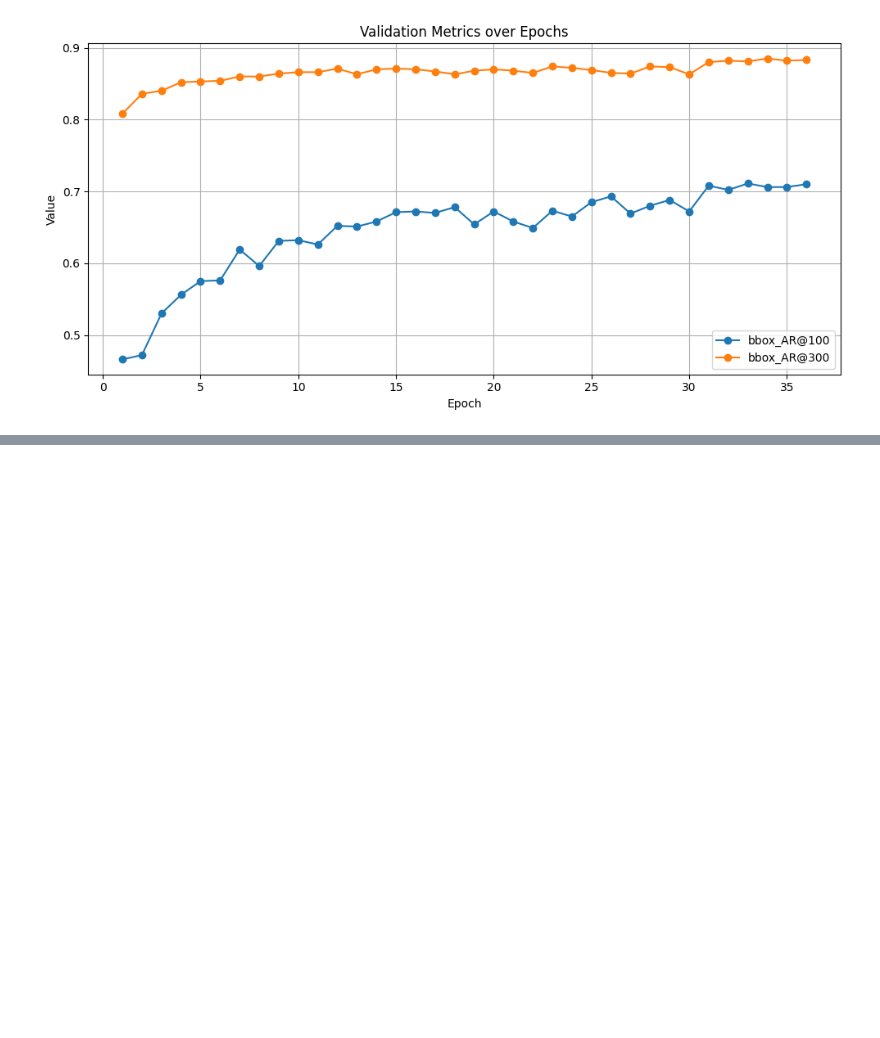
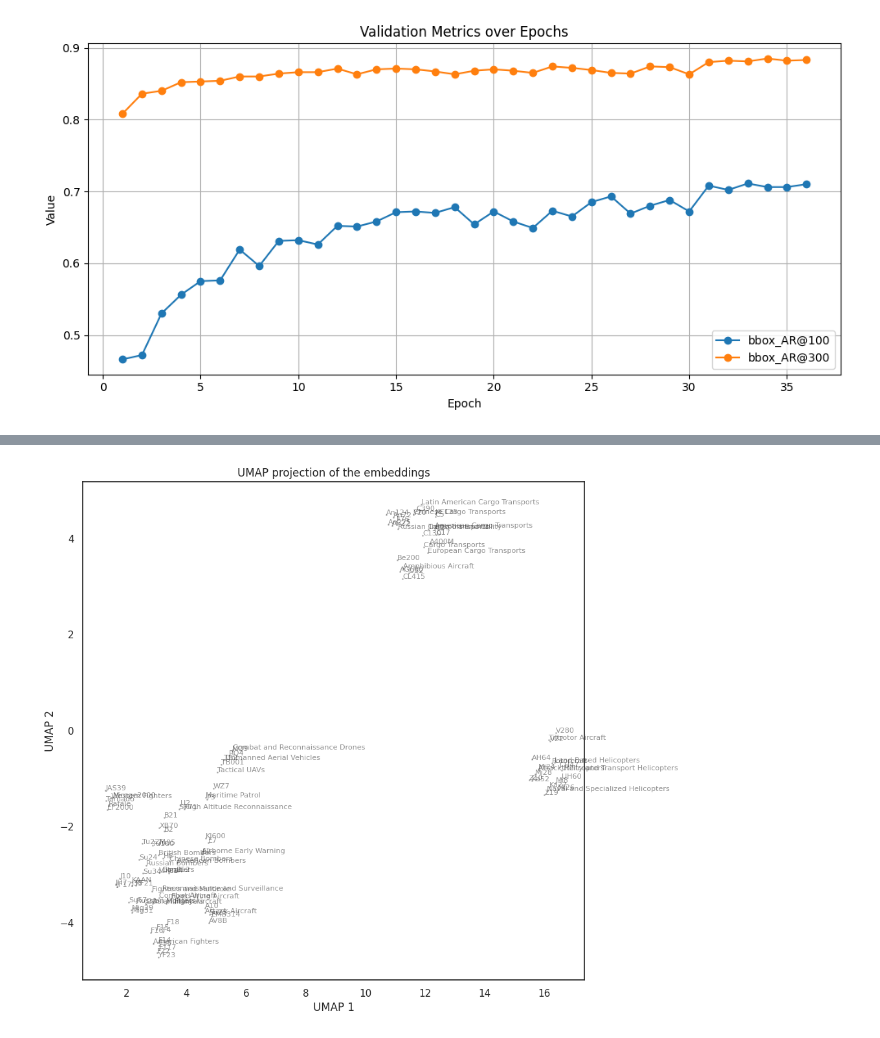
Before and after one commit to Gogonemnem/hierarchical-object-detection, a Jupyter notebook: tests.ipynb, the cells around one changed output, grey strips where cells are left out. Drawn from its saved outputs; the diff is of its cells as text; code cells hidden in the pictures; blank space fills up the shorter version.

```diff
--- a/tests.ipynb
+++ b/tests.ipynb
@@ -239,0 +346,5 @@ plot_metrics(log_files, metrics_to_track=["coco/bbox_AR@100", "coco/bbox_AR@300"
+# %%
+path = "work_dirs/dino-4scale_r50_improved_8xb2_hier-aircraft-3x-cost-entail-full/epoch_36.pth"
+plot_embeddings_umap(path, ann_file)
+# %% [output]
+[figure, added]
```
Also changed, not shown: parts of 7 cells of this notebook, 1 other file.
